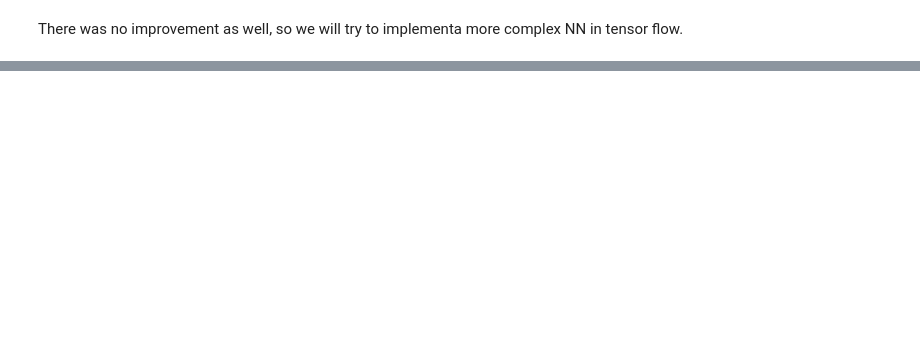
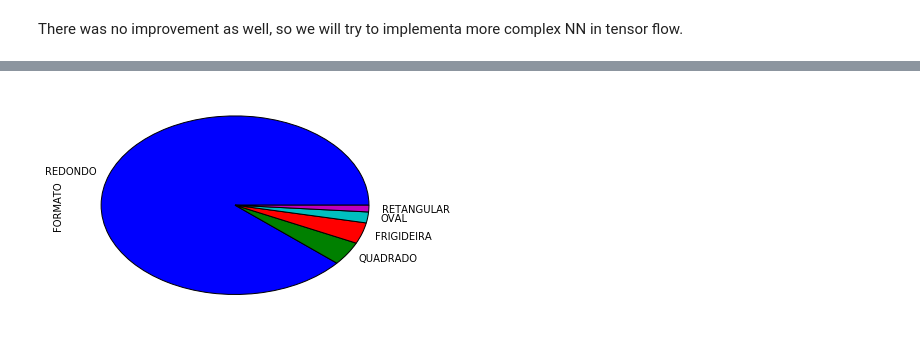
Before and after one commit to marcusbianchi/blender_categorization, a Jupyter notebook: Pan_Analisys.ipynb, the cells around one changed output, grey strips where cells are left out. Cells and saved outputs as stored; diff of their text form; code cells hidden in the pictures; blank space fills up the shorter version.

```diff
--- a/Pan_Analisys.ipynb
+++ b/Pan_Analisys.ipynb
@@ -387,0 +684,5 @@ There was no improvement as well, so we will try to implementa more complex NN i
+# %%
+df['FORMATO'].value_counts().plot(kind='pie')
+plt.show()
+# %% [output]
+[figure, added]
```
Also changed, not shown: parts of 34 cells of this notebook, 2 other files.
